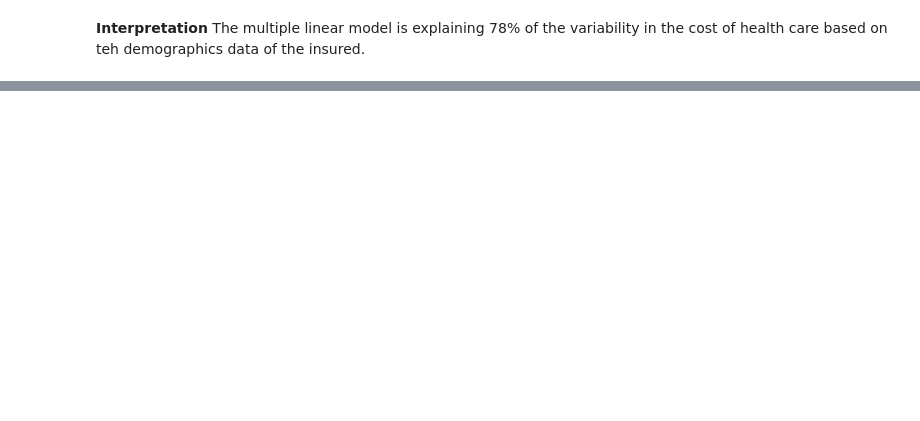
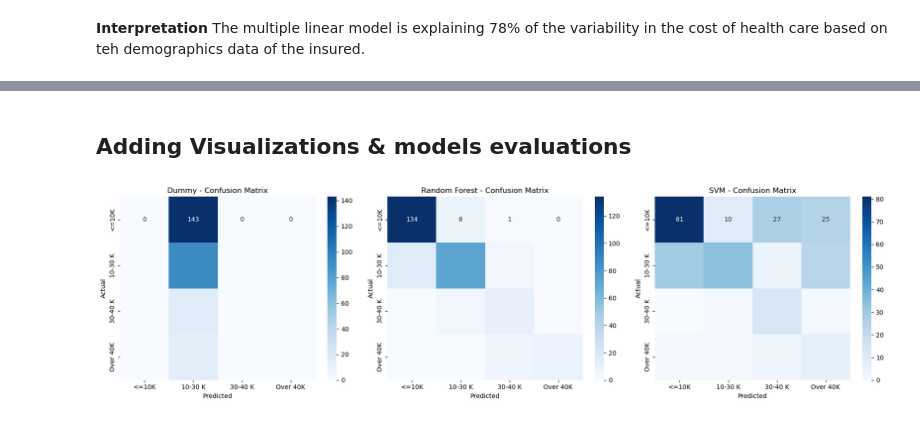
Before and after one commit to Nothgisrandom/Insurance_Cost_Estiamtion, a Jupyter notebook: Insurance_EDA_with_Saved_Images.ipynb, the cells around one changed output, grey strips where cells are left out. Cells and saved outputs as stored; diff of their text form; code cells hidden in the pictures; blank space fills up the shorter version.

```diff
--- a/Insurance_EDA_with_Saved_Images.ipynb
+++ b/Insurance_EDA_with_Saved_Images.ipynb
@@ -668,0 +743,11 @@ RMSE: 5796.2846592762735
+# %%
+## Creating categorical variable to reflect charge tiers and possibly classify the policy holders
+## based on their charge teirs for predication of pricing purposes
+
+bins = [0, 4740, 9382, 16640, 63770]
+labels = ['Very Low', 'Low', 'Medium', 'High']
+
+df['charge_category'] = pd.cut(df['charges'], bins=bins, labels=labels, include_lowest=True)
+
+# Check distribution
+print(df['charge_category'].value_counts())
@@ -668,0 +764,10 @@ RMSE: 5796.2846592762735
+# %%
+
+# Modified version
+bins = [0,10000, 30000, 40000, 63770]
+labels = ['<=10K',  '10-30 K', '30-40 K', 'Over 40K']
+
+df['charge_category'] = pd.cut(df['charges'], bins=bins, labels=labels, include_lowest=True)
+
+# Check distribution
+print(df['charge_category'].value_counts())
@@ -668,0 +859,2 @@ RMSE: 5796.2846592762735
+# %% [markdown]
+## Adding Visualizations & models evaluations
@@ -668,0 +864,25 @@ RMSE: 5796.2846592762735
+# %%
+f1_scores = {}
+fig, axes = plt.subplots(1, 3, figsize=(18, 5))
+
+for i, (name, model) in enumerate(models.items()):
+    model.fit(X_resampled, y_resampled)
+    y_pred = model.predict(X_test)
+
+    # Save F1-score (macro)
+    f1 = classification_report(y_test, y_pred, output_dict=True)['macro avg']['f1-score']
+    f1_scores[name] = f1
+
+    # Confusion matrix
+    cm = confusion_matrix(y_test, y_pred, labels=labels)
+    sns.heatmap(cm, annot=True, fmt='d', cmap='Blues', ax=axes[i])
+    axes[i].set_title(f"{name} - Confusion Matrix")
+    axes[i].set_xlabel("Predicted")
+    axes[i].set_ylabel("Actual")
+    axes[i].set_xticklabels(labels)
+    axes[i].set_yticklabels(labels)
+
+plt.tight_layout()
+plt.show()
+# %% [output]
+[figure, added]
```
Also changed, not shown: parts of 51 cells of this notebook.
